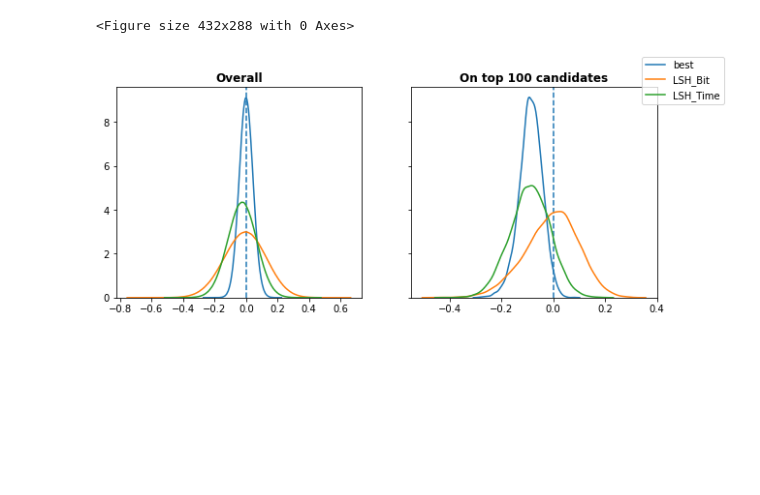
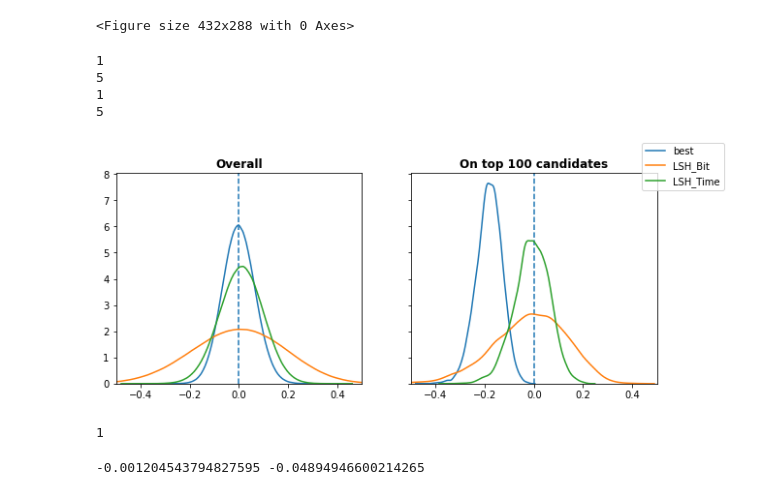
Before and after one commit to TSPoulsen/puffinn, a Jupyter notebook: experiments/results/plotting.ipynb, the cells around one changed output. Saved outputs shown, nothing was run; the diff lists cells and outputs as text; code cells hidden in the pictures; blank space fills up the shorter version.

```diff
--- a/experiments/results/plotting.ipynb
+++ b/experiments/results/plotting.ipynb
@@ -15,32 +15,42 @@ plt.subplots_adjust(left=0.08,
 <Figure size 432x288 with 0 Axes>
 # %%
 fig, axes = plt.subplots(nrows = 1, ncols = 2, sharey = True, figsize=(10,4))
-best = h5py.File(plots.d_prefix[0] + "_" + "mahalanobis_16_perm.hdf5", "r")
+best = h5py.File(plots.d_prefix[0] + "_" + "euclidean_8_no_perm.hdf5", "r")
 best_eip = np.array(best["estimated_inner"])#[:,:50000]
 best_tip  =np.array(best["true_inner"])#[:,:50000]
 plots.TOP = False
 for ax in axes:
     plots.plot_err(best_eip, best_tip, ax, "best")
     ax.axvline(0.0, linestyle="--")
-    for lsh in plots.lsh_types.keys():
+    for i, lsh in enumerate(plots.lsh_types.keys()):
         data_path = plots.d_prefix[0] + "_" + lsh
+        n_sketches = plots.lsh_types[lsh][1]
+        print(n_sketches)
         hf = h5py.File(data_path, "r")
-        estimates = plots.infer_estimates(np.array(hf["collision_prob"]))#[:,:5000]
+        estimates = plots.infer_estimates(np.array(hf["collisions"]), n_sketches)#[:,:5000]
+
         true = np.array(hf["true_inner"])#[:,:5000]
-        plots.plot_err(estimates, true, ax, plots.lsh_types[lsh])
+        plots.plot_err(estimates, true, ax, plots.lsh_types[lsh][0])
+        hf.close()
+        del estimates
+        del true
 
     plots.TOP = True
 
 handles, labels = axes[0].get_legend_handles_labels()
 axes[0].set_title("Overall", fontweight="semibold")
 axes[1].set_title("On top 100 candidates", fontweight="semibold")
 axes[0].set_xlim(-0.5, 0.5)
-axes[1].set_xlim(-0.9, 0.1)
+axes[1].set_xlim(-0.5, 0.5)
 
 #fig.text(0.02, 0.5 ,"Density", va="center", rotation="vertical", fontsize=15)
 #fig.text(0.52, 0.02 ,"Estimation Error", ha="center", fontsize=15)
 
 fig.legend(handles, labels)
 fig.show()
 # %% [output]
+1
+5
+1
+5
-[figure, old version]
+[figure, new version]
@@ -46,0 +59,8 @@ fig.show()
+# %%
+int("1")
+# %% [output]
+1
+# %%
+print(est[0] - est[1], est[30] - est[31])
+# %% [output]
+-0.001204543794827595 -0.04894946600214265
```
Also changed, not shown: parts of 6 cells of this notebook, 29 other files.
